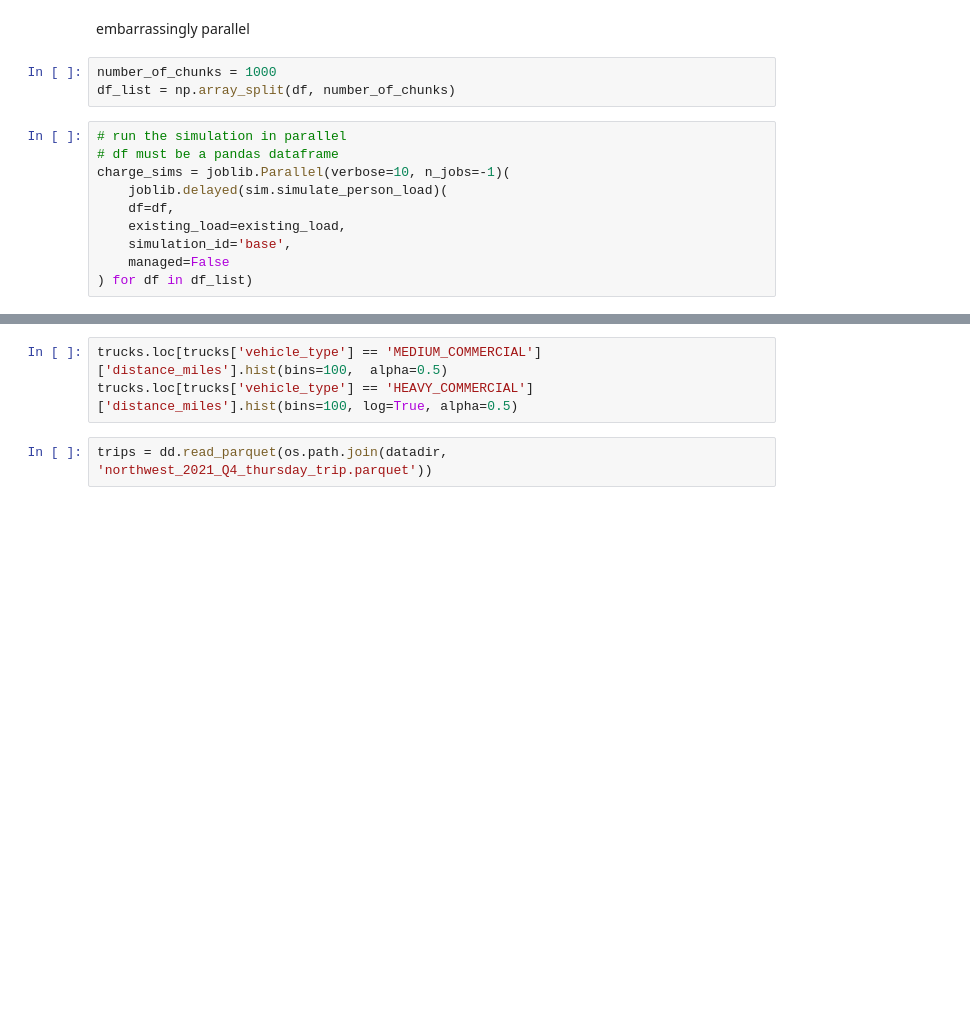
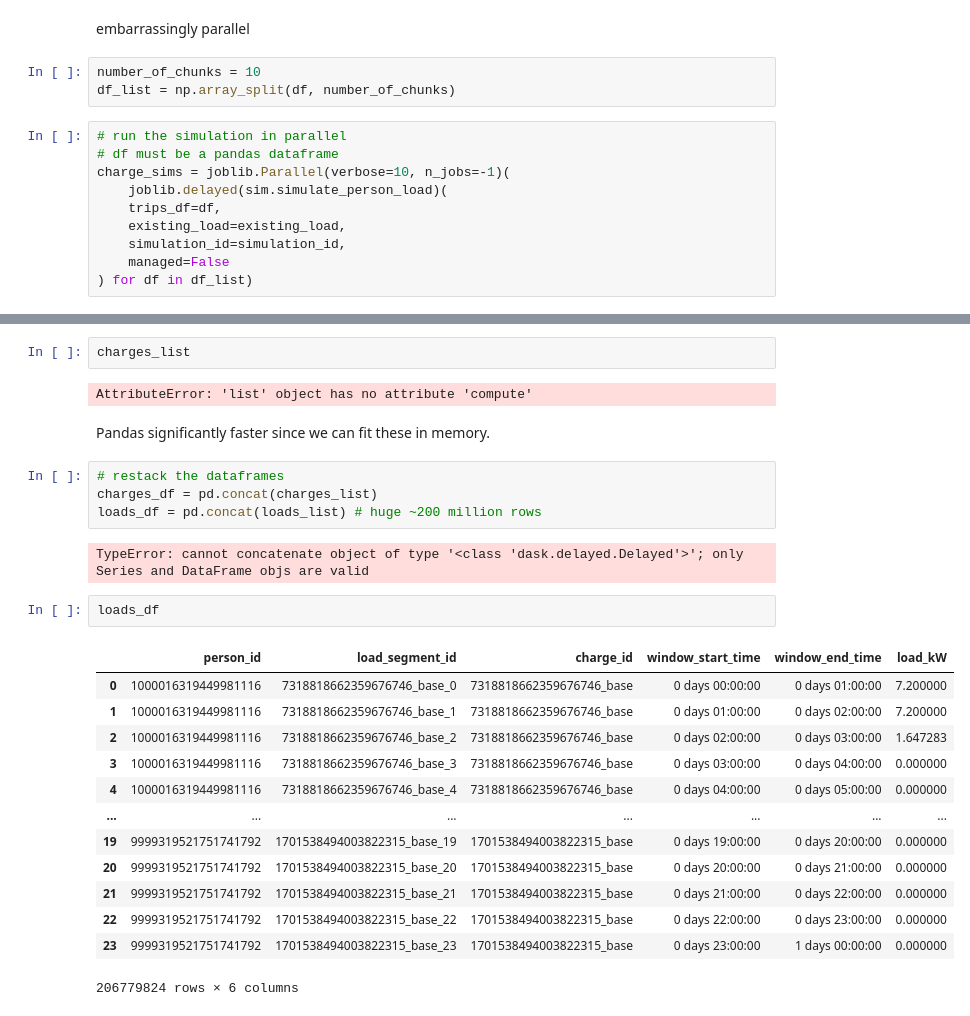
Before and after one commit to rmi-mobility-data-science/replicaEVSE, a Jupyter notebook: notebooks/4_run_simulation.ipynb, the cells around one changed output, grey strips where cells are left out. Cells and saved outputs as stored; diff of their text form; blank space fills up the shorter version.

```diff
--- a/notebooks/4_run_simulation.ipynb
+++ b/notebooks/4_run_simulation.ipynb
@@ -75,15 +62,15 @@ There is a dask implementation that would be significantly faster or can do the
 # %% [markdown]
 embarrassingly parallel
 # %%
-number_of_chunks = 1000
+number_of_chunks = 10
 df_list = np.array_split(df, number_of_chunks)
 # %%
 # run the simulation in parallel
 # df must be a pandas dataframe
 charge_sims = joblib.Parallel(verbose=10, n_jobs=-1)(
     joblib.delayed(sim.simulate_person_load)(
-    df=df,
+    trips_df=df,
     existing_load=existing_load,
-    simulation_id='base',
+    simulation_id=simulation_id,
     managed=False
 ) for df in df_list)
@@ -128,5 +89,28 @@ trucks['person_id'].value_counts()
-# %%
-trucks.loc[trucks['vehicle_type'] == 'MEDIUM_COMMERCIAL']['distance_miles'].hist(bins=100,  alpha=0.5)
-trucks.loc[trucks['vehicle_type'] == 'HEAVY_COMMERCIAL']['distance_miles'].hist(bins=100, log=True, alpha=0.5)
-# %%
-trips = dd.read_parquet(os.path.join(datadir, 'northwest_2021_Q4_thursday_trip.parquet'))
+# %%
+charges_list
+# %% [output]
+AttributeError: 'list' object has no attribute 'compute'
+# %% [markdown]
+Pandas significantly faster since we can fit these in memory.
+# %%
+# restack the dataframes
+charges_df = pd.concat(charges_list)
+loads_df = pd.concat(loads_list) # huge ~200 million rows
+# %% [output]
+TypeError: cannot concatenate object of type '<class 'dask.delayed.Delayed'>'; only Series and DataFrame objs are valid
+# %%
+loads_df
+# %% [output]
+|  | person_id | load_segment_id | charge_id | window_start_time | window_end_time | load_kW |
+| 0 | 1000016319449981116 | 7318818662359676746_base_0 | 7318818662359676746_base | 0 days 00:00:00 | 0 days 01:00:00 | 7.200000 |
+| 1 | 1000016319449981116 | 7318818662359676746_base_1 | 7318818662359676746_base | 0 days 01:00:00 | 0 days 02:00:00 | 7.200000 |
+| 2 | 1000016319449981116 | 7318818662359676746_base_2 | 7318818662359676746_base | 0 days 02:00:00 | 0 days 03:00:00 | 1.647283 |
+| 3 | 1000016319449981116 | 7318818662359676746_base_3 | 7318818662359676746_base | 0 days 03:00:00 | 0 days 04:00:00 | 0.000000 |
+| 4 | 1000016319449981116 | 7318818662359676746_base_4 | 7318818662359676746_base | 0 days 04:00:00 | 0 days 05:00:00 | 0.000000 |
+| ... | ... | ... | ... | ... | ... | ... |
+| 19 | 9999319521751741792 | 1701538494003822315_base_19 | 1701538494003822315_base | 0 days 19:00:00 | 0 days 20:00:00 | 0.000000 |
+| 20 | 9999319521751741792 | 1701538494003822315_base_20 | 1701538494003822315_base | 0 days 20:00:00 | 0 days 21:00:00 | 0.000000 |
+| 21 | 9999319521751741792 | 1701538494003822315_base_21 | 1701538494003822315_base | 0 days 21:00:00 | 0 days 22:00:00 | 0.000000 |
+| 22 | 9999319521751741792 | 1701538494003822315_base_22 | 1701538494003822315_base | 0 days 22:00:00 | 0 days 23:00:00 | 0.000000 |
+| 23 | 9999319521751741792 | 1701538494003822315_base_23 | 1701538494003822315_base | 0 days 23:00:00 | 1 days 00:00:00 | 0.000000 |
+206779824 rows × 6 columns
```
Also changed, not shown: parts of 20 cells of this notebook, 7 other files.
